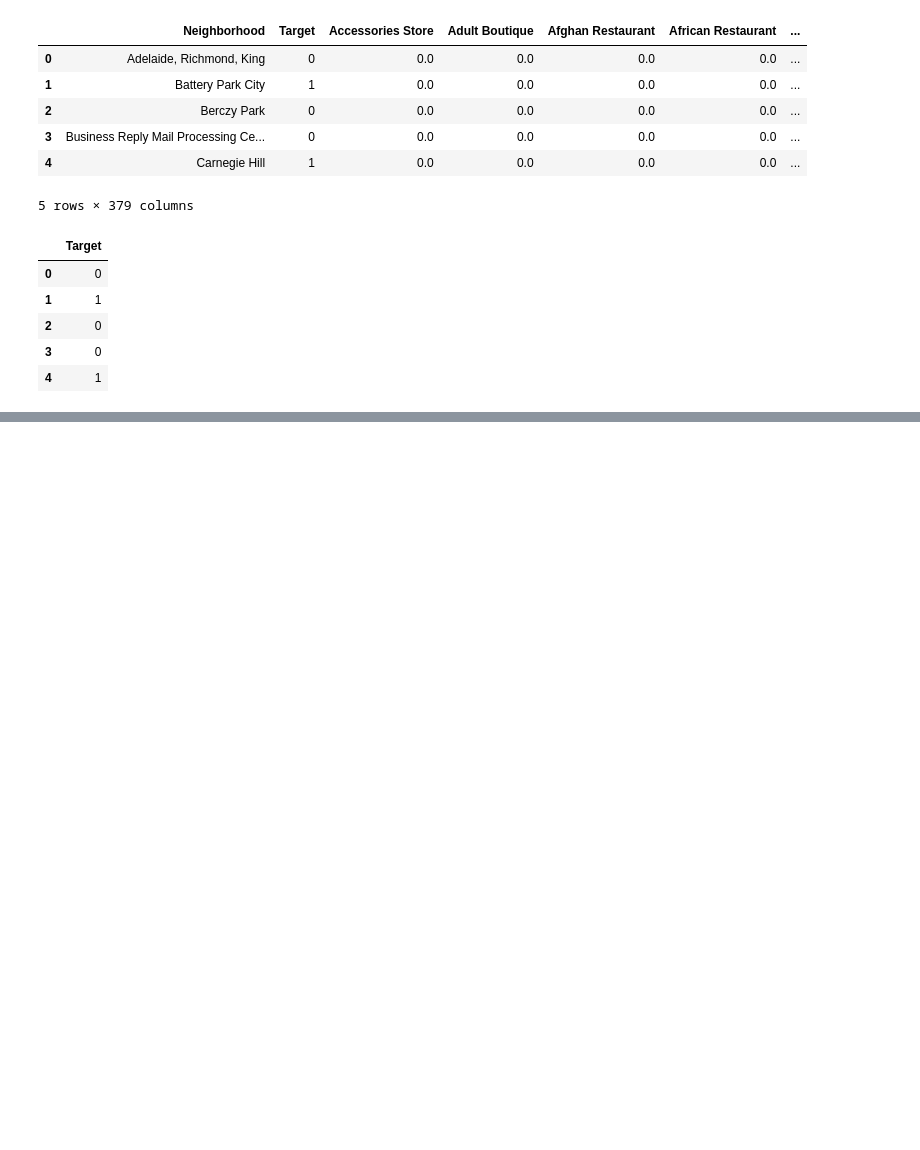
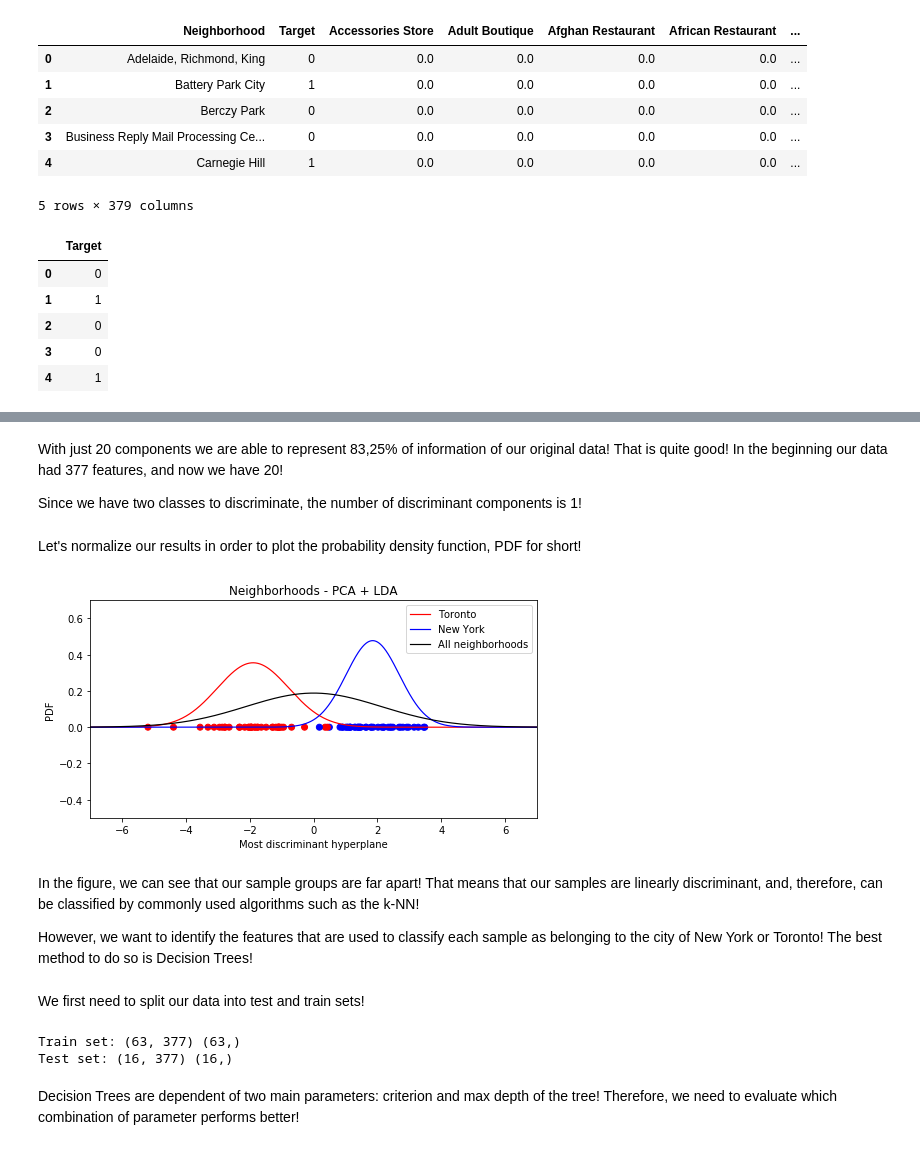
Before and after one commit to lucaspcarlini/Capstone-Repository, a Jupyter notebook: capstone.ipynb, the cells around one changed output, grey strips where cells are left out. Drawn from its saved outputs; the diff is of its cells as text; code cells hidden in the pictures; blank space fills up the shorter version.

```diff
--- a/capstone.ipynb
+++ b/capstone.ipynb
@@ -625,5 +632,8 @@ map_clusters
 # %%
 pca = PCA(n_components = 3).fit(ny_onehot)
 pca_ny = pca.transform(ny_onehot)
-print("Explained variance by each component (%): ","\n1º:", pca.explained_variance_ratio_[0]*100,"\n2º:", pca.explained_variance_ratio_[1]*100,"\n3º:",pca.explained_variance_ratio_[2]*100)
+print("Variance explained by each component (%): ")
+for i in range(len(pca.explained_variance_ratio_)):
+      print("\n",i+1,"º:", pca.explained_variance_ratio_[i]*100)
+print("Total sum (%): ",sum(pca.explained_variance_ratio_)*100)
 # %% [output]
@@ -758,0 +805,50 @@ neighborhoods.drop(['Neighborhood','Target'], axis=1, inplace=True)
+# %% [markdown]
+With just 20 components we are able to represent 83,25% of information of our original data! That is quite good! In the beginning our data had 377 features, and now we have 20!
+
+Since we have two classes to discriminate, the number of discriminant components is 1!
+# %%
+lda = LDA(n_components = 1)
+lda_neighborhoods = lda.fit_transform(pca_neighborhoods, np.ravel(targets))
+# %%
+c0 = []
+c1 = []
+
+for i in range(len(targets)):
+    if targets['Target'][i] == 0:
+        c0.append(lda_neighborhoods[i])
+    if targets['Target'][i] == 1:
+        c1.append(lda_neighborhoods[i])
+
+c0 = np.array(c0)
+c1 = np.array(c1)
+# %% [markdown]
+Let's normalize our results in order to plot the probability density function, PDF for short!
+# %%
+Tmean, Tstd = norm.fit(c0)
+NYmean, NYstd = norm.fit(c1)
+Amean, Astd = norm.fit(lda_neighborhoods)
+
+x = np.linspace(-7, 7, 10000)
+T = norm.pdf(x, Tmean, Tstd)
+NY = norm.pdf(x, NYmean, NYstd)
+A = norm.pdf(x, Amean, Astd)
+
+color = ['red' if l==0  else 'blue' for l in targets['Target']]
+# %%
+plt.figure(figsize=(8,4))
+plt.scatter(lda_neighborhoods[:,0], np.zeros((len(lda_neighborhoods),1)), c=color)
+plt.ylim([-0.5,0.7])
+plt.xlim([-7,7])
+plt.plot(x, T, 'r', linewidth=1.2, label='Toronto')
+plt.plot(x, NY, 'b', linewidth=1.2, label='New York')
+plt.plot(x, A, 'k', linewidth=1.2, label='All neighborhoods')
+plt.xlabel('Most discriminant hyperplane')
+plt.ylabel('PDF')
+plt.legend()
+plt.title('Neighborhoods - PCA + LDA');
+# %% [output]
+[figure, added]
+# %% [markdown]
+In the figure, we can see that our sample groups are far apart! That means that our samples are linearly discriminant, and, therefore, can be classified by commonly used algorithms such as the k-NN!
+
+However, we want to identify the features that are used to classify each sample as belonging to the city of New York or Toronto! The best method to do so is Decision Trees!
@@ -758,0 +858,11 @@ neighborhoods.drop(['Neighborhood','Target'], axis=1, inplace=True)
+# %% [markdown]
+We first need to split our data into test and train sets!
+# %%
+X_train, X_test, y_train, y_test = train_test_split(neighborhoods, np.ravel(targets), test_size=0.2, random_state=4)
+print ('Train set:', X_train.shape,  y_train.shape)
+print ('Test set:', X_test.shape,  y_test.shape)
+# %% [output]
+Train set: (63, 377) (63,)
+Test set: (16, 377) (16,)
+# %% [markdown]
+Decision Trees are dependent of two main parameters: criterion and max depth of the tree! Therefore, we need to evaluate which combination of parameter performs better!
```
Also changed, not shown: parts of 20 cells of this notebook.
